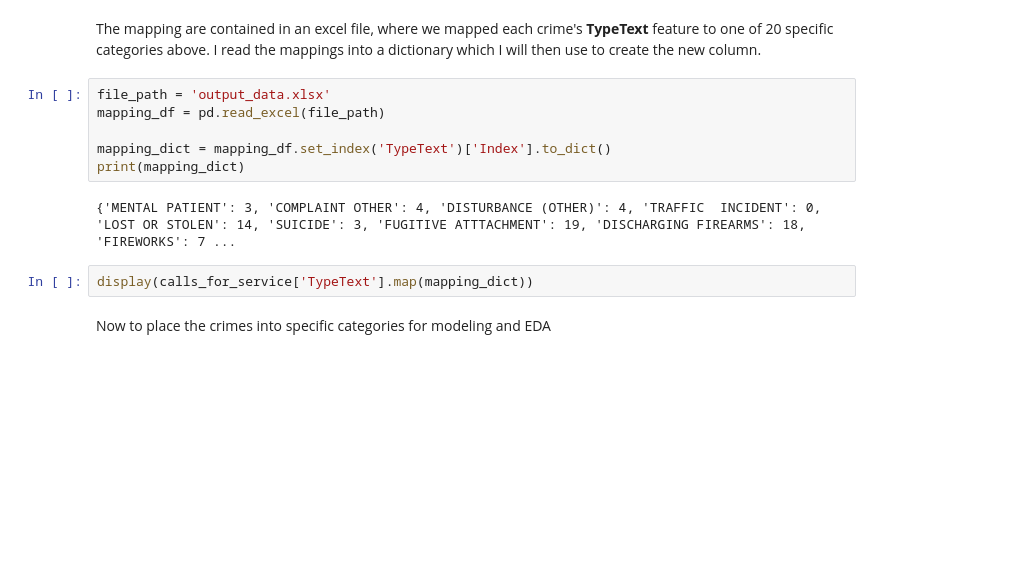
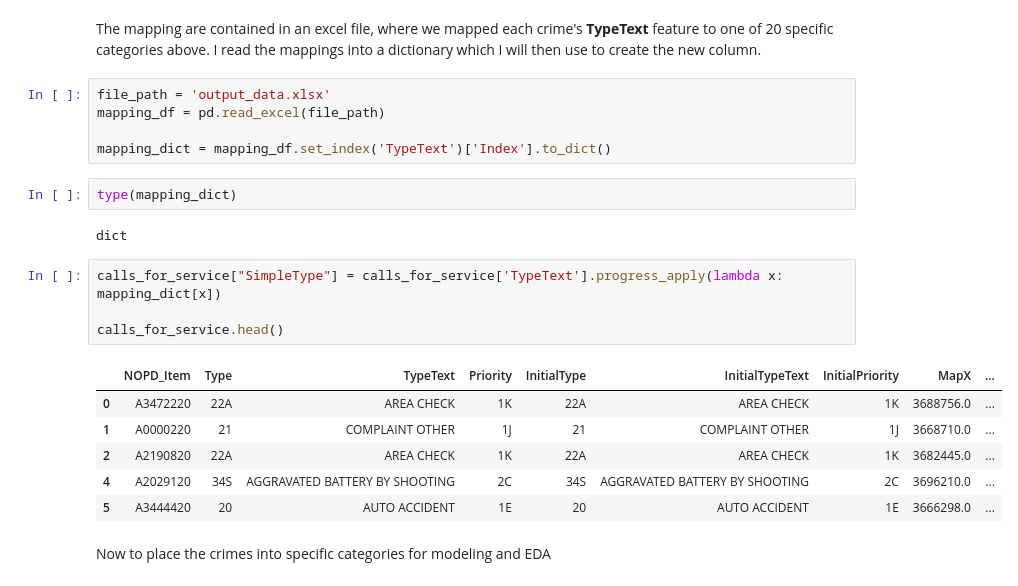
Before and after one commit to outlawhayden/weather-crime, a Jupyter notebook: notebooks/Milestone2.ipynb, the cells around one changed output. Drawn from its saved outputs; the diff is of its cells as text; blank space fills up the shorter version.

Commit message:
fixing mapping

```diff
--- a/notebooks/Milestone2.ipynb
+++ b/notebooks/Milestone2.ipynb
@@ -472,11 +454,21 @@ file_path = 'output_data.xlsx'
 mapping_df = pd.read_excel(file_path)
 
 mapping_dict = mapping_df.set_index('TypeText')['Index'].to_dict()
-print(mapping_dict)
-# %% [output]
-{'MENTAL PATIENT': 3, 'COMPLAINT OTHER': 4, 'DISTURBANCE (OTHER)': 4, 'TRAFFIC  INCIDENT': 0, 'LOST OR STOLEN': 14, 'SUICIDE': 3, 'FUGITIVE ATTTACHMENT': 19, 'DISCHARGING FIREARMS': 18, 'FIREWORKS': 7 ...
+# %%
+type(mapping_dict)
+# %% [output]
+dict
 # %%
-display(calls_for_service['TypeText'].map(mapping_dict))
+calls_for_service["SimpleType"] = calls_for_service['TypeText'].progress_apply(lambda x: mapping_dict[x])
+
+calls_for_service.head()
+# %% [output]
+|  | NOPD_Item | Type | TypeText | Priority | InitialType | InitialTypeText | InitialPriority | MapX | ... |
+| 0 | A3472220 | 22A | AREA CHECK | 1K | 22A | AREA CHECK | 1K | 3688756.0 | ... |
+| 1 | A0000220 | 21 | COMPLAINT OTHER | 1J | 21 | COMPLAINT OTHER | 1J | 3668710.0 | ... |
+| 2 | A2190820 | 22A | AREA CHECK | 1K | 22A | AREA CHECK | 1K | 3682445.0 | ... |
+| 4 | A2029120 | 34S | AGGRAVATED BATTERY BY SHOOTING | 2C | 34S | AGGRAVATED BATTERY BY SHOOTING | 2C | 3696210.0 | ... |
+| 5 | A3444420 | 20 | AUTO ACCIDENT | 1E | 20 | AUTO ACCIDENT | 1E | 3666298.0 | ... |
 # %% [markdown]
 Now to place the crimes into specific categories for modeling and EDA
 # %% [markdown]
```
Also changed, not shown: parts of 13 cells of this notebook, 1 other file.
